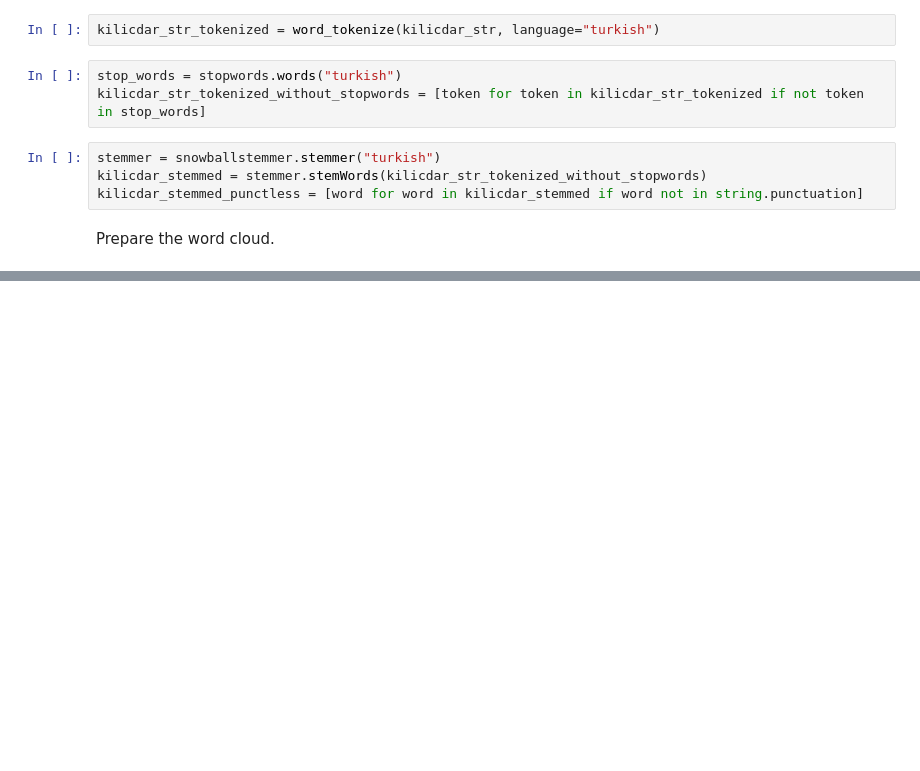
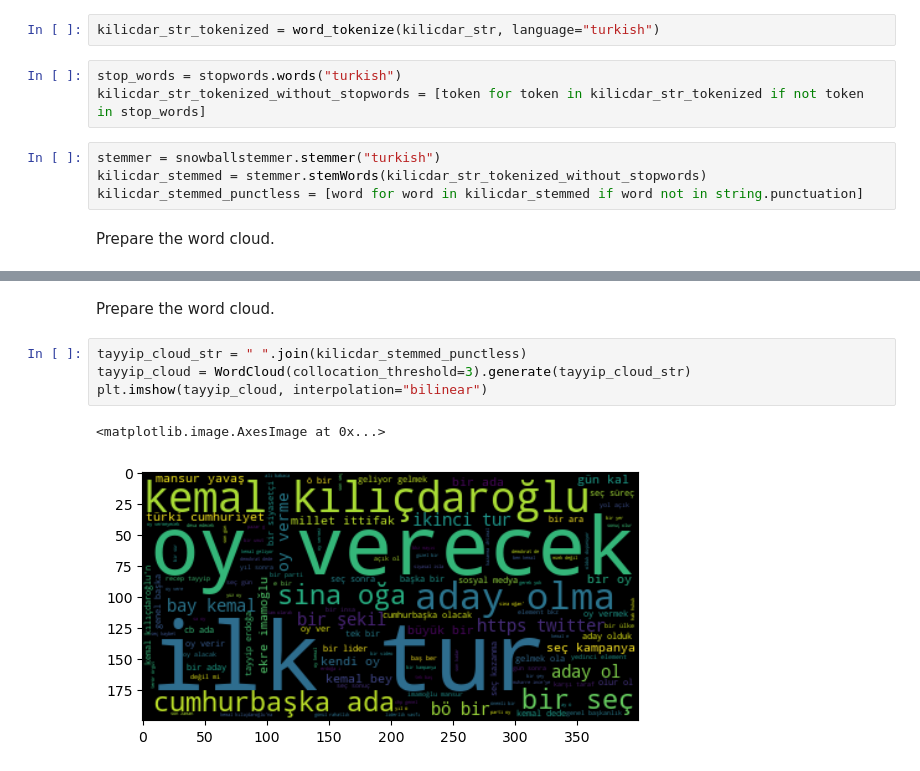
Before and after one commit to beratcabuk/secim2023, a Jupyter notebook: election_BERTurk_eksisozluk.ipynb, the cells around one changed output, grey strips where cells are left out. Cells and saved outputs as stored; diff of their text form; blank space fills up the shorter version.

Commit message:
added word clouds

```diff
--- a/election_BERTurk_eksisozluk.ipynb
+++ b/election_BERTurk_eksisozluk.ipynb
@@ -159,0 +172,9 @@ plt.imshow(cloud, interpolation="bilinear")
+# %% [markdown]
+Prepare the word cloud.
+# %%
+tayyip_cloud_str = " ".join(kilicdar_stemmed_punctless)
+tayyip_cloud = WordCloud(collocation_threshold=3).generate(tayyip_cloud_str)
+plt.imshow(tayyip_cloud, interpolation="bilinear")
+# %% [output]
+<matplotlib.image.AxesImage at 0x...>
+[figure, added]
```
Also changed, not shown: parts of 5 cells of this notebook, 2 other files.
